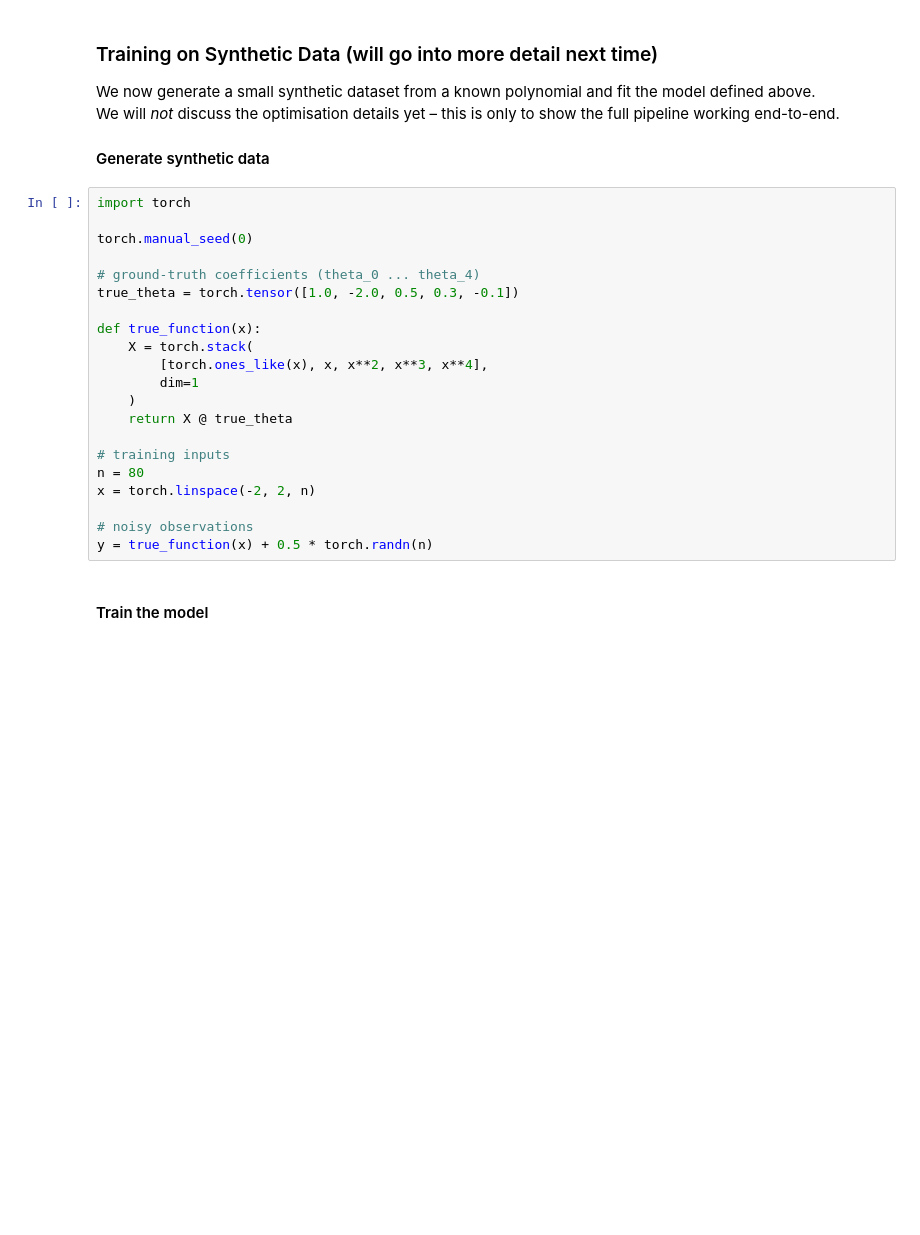
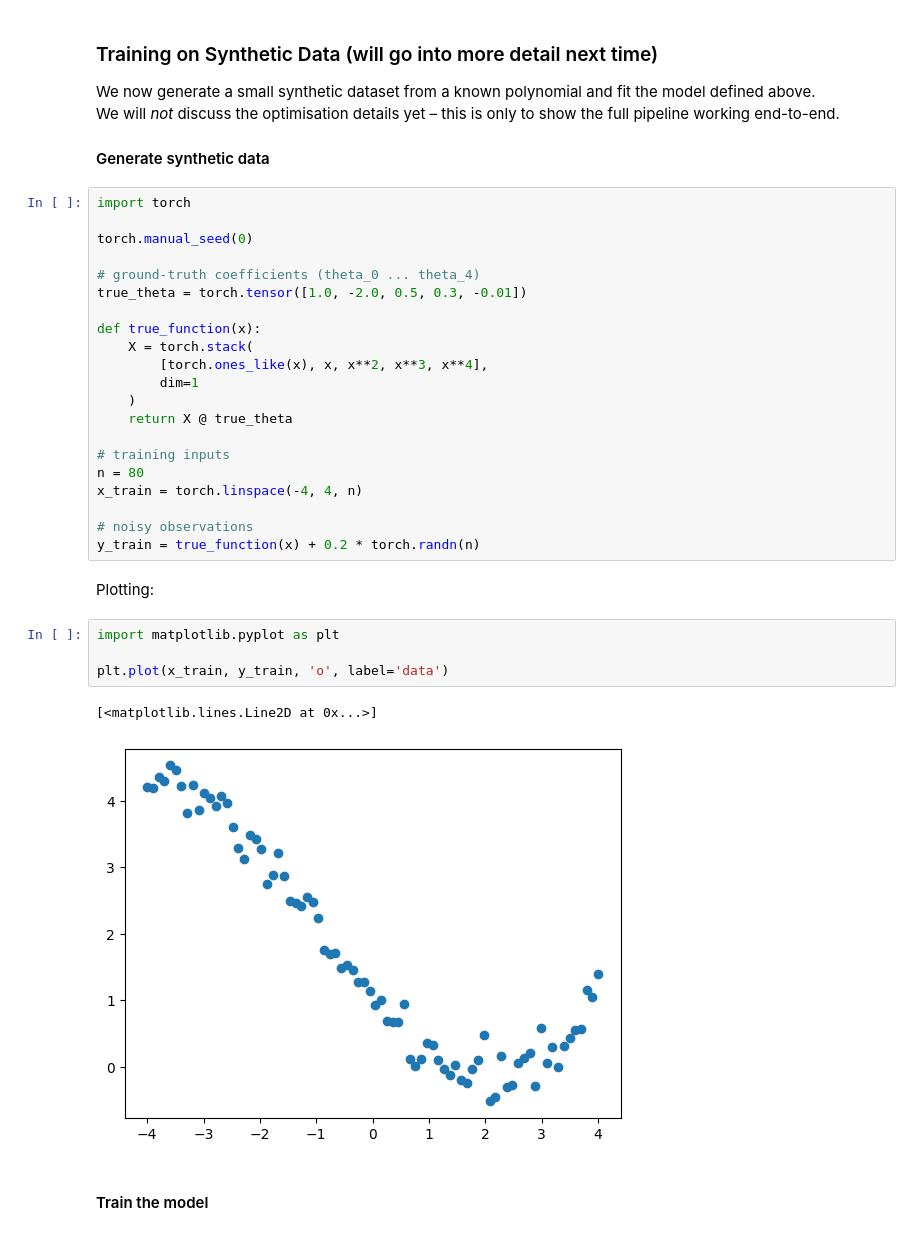
Before and after one commit to MatthewAlexanderFisher/NCL-MAS3919, a Jupyter notebook: content/practicals/1-intro-to-pytorch.ipynb, the cells around one changed output. Saved outputs shown, nothing was run; the diff lists cells and outputs as text; blank space fills up the shorter version.

```diff
--- a/content/practicals/1-intro-to-pytorch.ipynb
+++ b/content/practicals/1-intro-to-pytorch.ipynb
@@ -711,7 +834,7 @@ import torch
 torch.manual_seed(0)
 
 # ground-truth coefficients (theta_0 ... theta_4)
-true_theta = torch.tensor([1.0, -2.0, 0.5, 0.3, -0.1])
+true_theta = torch.tensor([1.0, -2.0, 0.5, 0.3, -0.01])
 
 def true_function(x):
     X = torch.stack(
@@ -722,10 +845,19 @@ def true_function(x):
 
 # training inputs
 n = 80
-x = torch.linspace(-2, 2, n)
+x_train = torch.linspace(-4, 4, n)
 
 # noisy observations
-y = true_function(x) + 0.5 * torch.randn(n)
+y_train = true_function(x) + 0.2 * torch.randn(n)
+# %% [markdown]
+Plotting:
+# %%
+import matplotlib.pyplot as plt
+
+plt.plot(x_train, y_train, 'o', label='data')
+# %% [output]
+[<matplotlib.lines.Line2D at 0x...>]
+[figure, added]
 # %% [markdown]
 #### Train the model
 # %%
```
Also changed, not shown: parts of 41 cells of this notebook.
